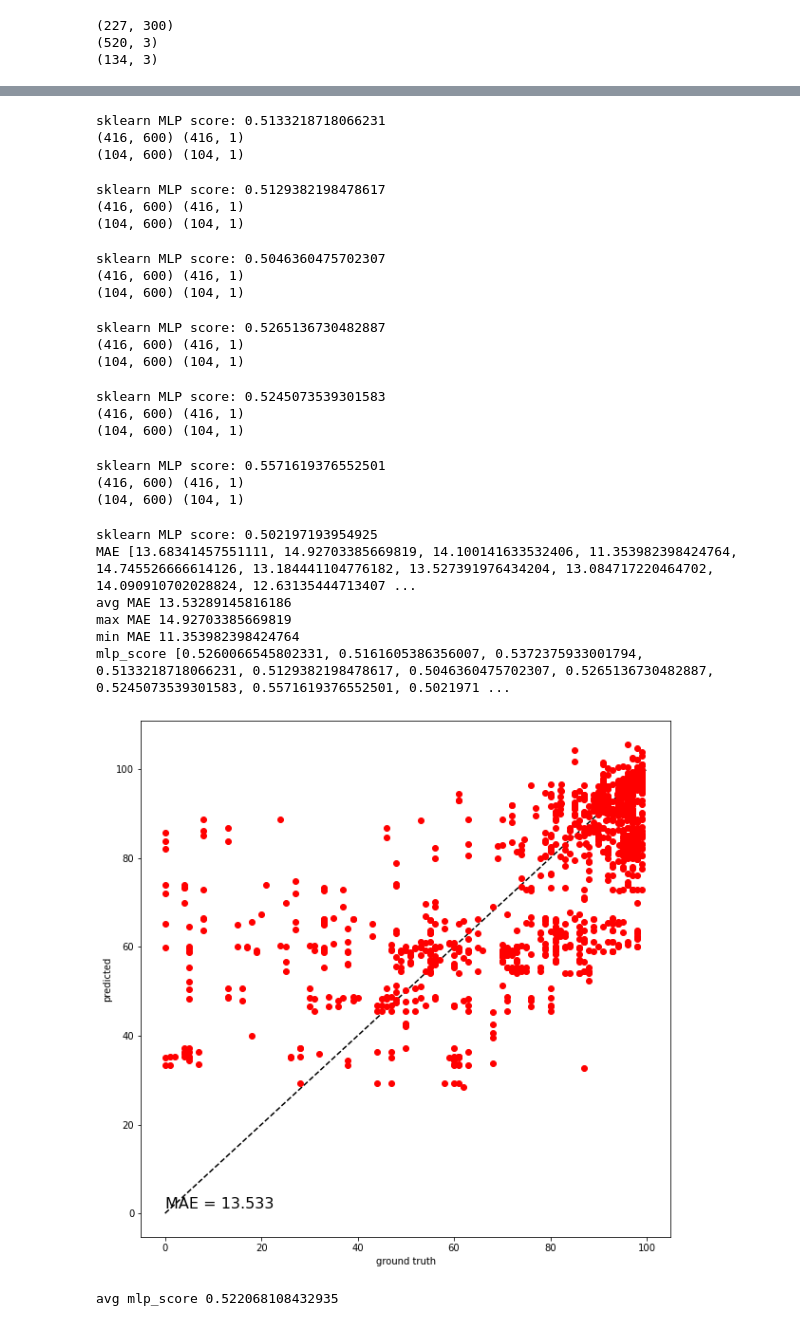
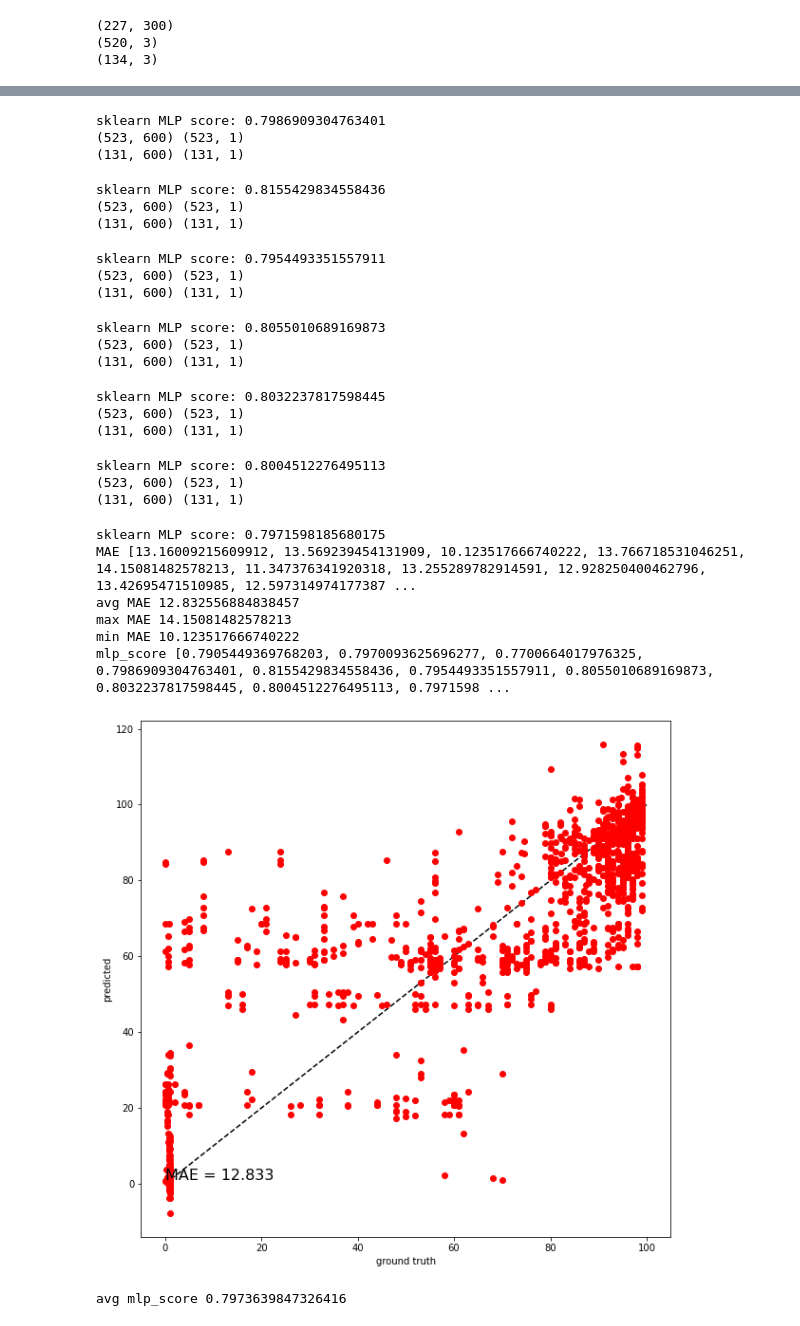
Before and after one commit to ZillaRU/molPropPred, a Jupyter notebook: predict_ee_with_pretrained_MolEmb_and_MLP.ipynb, the cells around one changed output, grey strips where cells are left out. Drawn from its saved outputs; the diff is of its cells as text; code cells hidden in the pictures.

Commit message:
fix: train+test

```diff
--- a/predict_ee_with_pretrained_MolEmb_and_MLP.ipynb
+++ b/predict_ee_with_pretrained_MolEmb_and_MLP.ipynb
@@ -588,10 +588,17 @@ import pandas as pd
 def pair2rep(id1, id2):
     return np.concatenate((mol_reps[id1], mol_reps[id2]),axis=0).tolist()
 
+def pair2rep_mul(id1, id2):
+    return (mol_reps[id1] * mol_reps[id2]).tolist()
+
 INPUT_SIZE = mol_reps.shape[1]*2
 
 data =  list()
 for i1,i2,ee in train_list:
+    temp = pair2rep(int(i1),int(i2))
+    temp.append(ee)
+    data.append(temp)
+for i1,i2,ee in test_list:
     temp = pair2rep(int(i1),int(i2))
     temp.append(ee)
     data.append(temp)
@@ -627,7 +634,7 @@ for i in range(10):
     print(X_test.shape, y_test.shape)
 
     model_mlp = MLPRegressor(
-        hidden_layer_sizes=(400, 200, 100, 50), activation='relu', solver='lbfgs', alpha=0.0001,
+        hidden_layer_sizes=(300, 150, 75), activation='relu', solver='lbfgs', alpha=0.0001,
         max_iter=5000,
         random_state=1, tol=0.0001, verbose=False, warm_start=False
     )
@@ -673,26 +680,26 @@ sklearn MLP score: 0.5372375933001794
-sklearn MLP score: 0.5133218718066231
-(416, 600) (416, 1)
-(104, 600) (104, 1)
+sklearn MLP score: 0.7986909304763401
+(523, 600) (523, 1)
+(131, 600) (131, 1)
-sklearn MLP score: 0.5129382198478617
-(416, 600) (416, 1)
-(104, 600) (104, 1)
+sklearn MLP score: 0.8155429834558436
+(523, 600) (523, 1)
+(131, 600) (131, 1)
-sklearn MLP score: 0.5046360475702307
-(416, 600) (416, 1)
-(104, 600) (104, 1)
+sklearn MLP score: 0.7954493351557911
+(523, 600) (523, 1)
+(131, 600) (131, 1)
-sklearn MLP score: 0.5265136730482887
-(416, 600) (416, 1)
-(104, 600) (104, 1)
+sklearn MLP score: 0.8055010689169873
+(523, 600) (523, 1)
+(131, 600) (131, 1)
-sklearn MLP score: 0.5245073539301583
-(416, 600) (416, 1)
-(104, 600) (104, 1)
+sklearn MLP score: 0.8032237817598445
+(523, 600) (523, 1)
+(131, 600) (131, 1)
-sklearn MLP score: 0.5571619376552501
-(416, 600) (416, 1)
-(104, 600) (104, 1)
+sklearn MLP score: 0.8004512276495113
+(523, 600) (523, 1)
+(131, 600) (131, 1)
-sklearn MLP score: 0.502197193954925
-MAE [13.68341457551111, 14.92703385669819, 14.100141633532406, 11.353982398424764, 14.745526666614126, 13.184441104776182, 13.527391976434204, 13.084717220464702, 14.090910702028824, 12.63135444713407 ...
-avg MAE 13.53289145816186
-max MAE 14.92703385669819
-min MAE 11.353982398424764
-mlp_score [0.5260066545802331, 0.5161605386356007, 0.5372375933001794, 0.5133218718066231, 0.5129382198478617, 0.5046360475702307, 0.5265136730482887, 0.5245073539301583, 0.5571619376552501, 0.5021971 ...
+sklearn MLP score: 0.7971598185680175
+MAE [13.16009215609912, 13.569239454131909, 10.123517666740222, 13.766718531046251, 14.15081482578213, 11.347376341920318, 13.255289782914591, 12.928250400462796, 13.42695471510985, 12.597314974177387 ...
+avg MAE 12.832556884838457
+max MAE 14.15081482578213
+min MAE 10.123517666740222
+mlp_score [0.7905449369768203, 0.7970093625696277, 0.7700664017976325, 0.7986909304763401, 0.8155429834558436, 0.7954493351557911, 0.8055010689169873, 0.8032237817598445, 0.8004512276495113, 0.7971598 ...
-[figure, old version]
+[figure, new version]
-avg mlp_score 0.522068108432935
+avg mlp_score 0.7973639847326416
```
Also changed, not shown: parts of 1 cell of this notebook.
